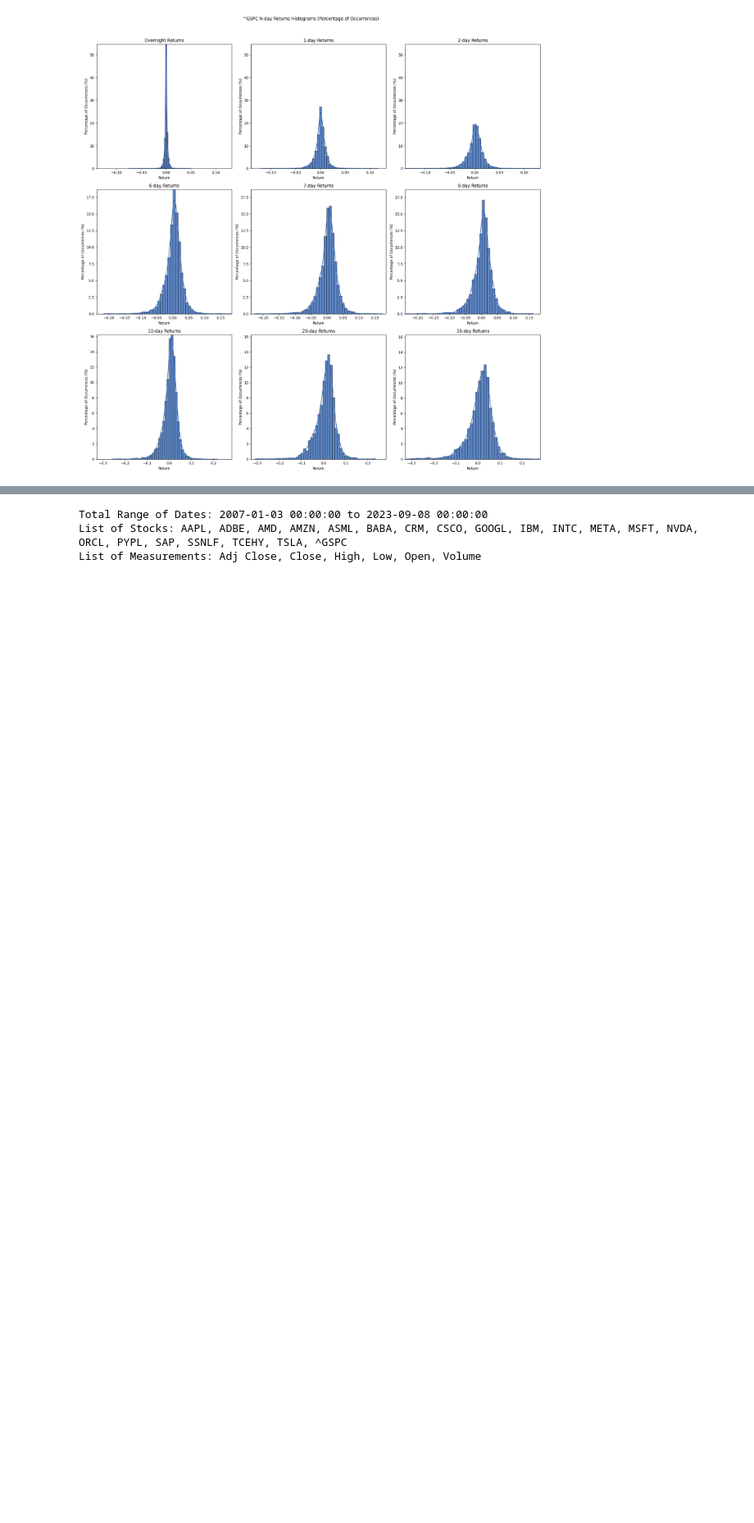
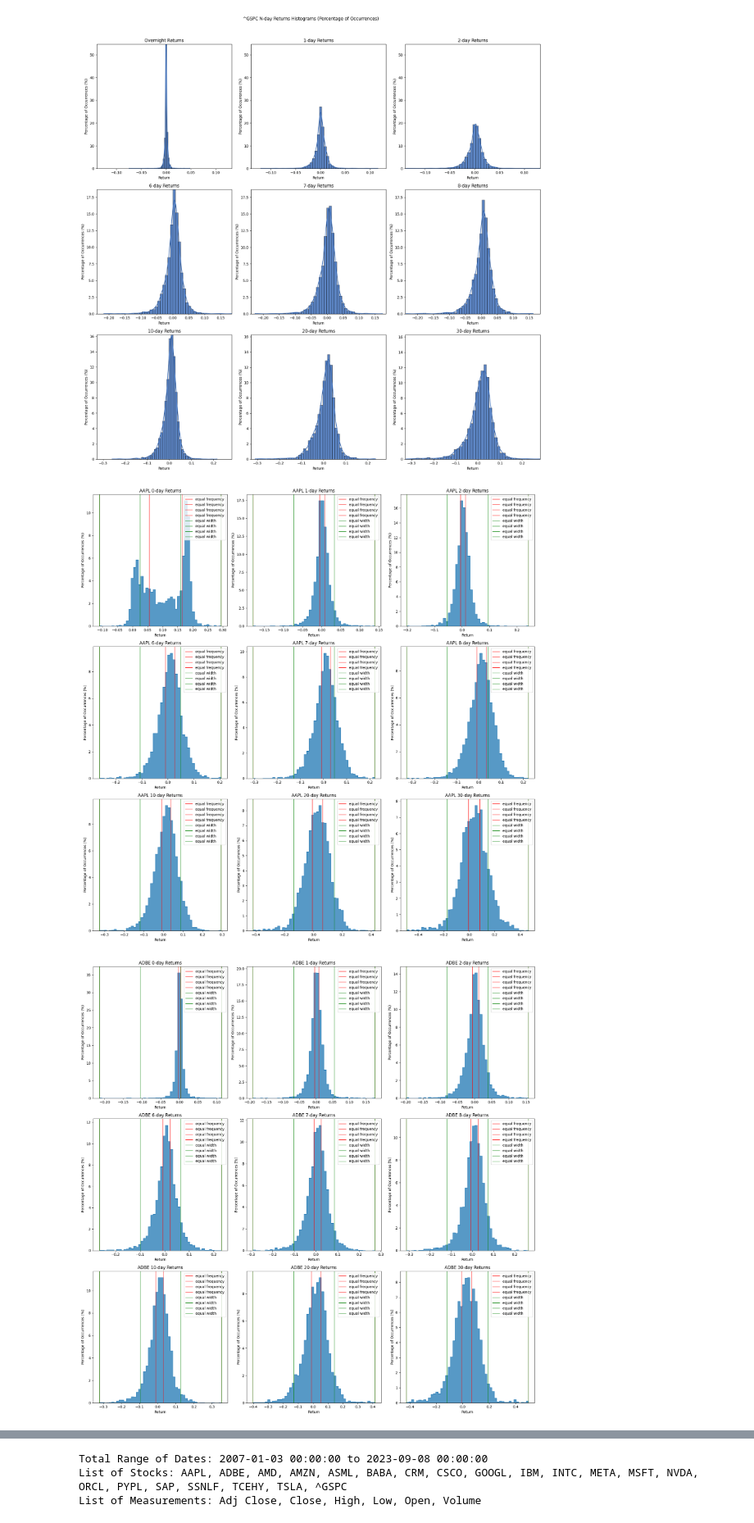
Before and after one commit to ravidcohen1/invest-ai, a Jupyter notebook: notebooks/finance_store_eda.ipynb, the cells around one changed output, grey strips where cells are left out. Shown at 82% size. Cells and saved outputs as stored; diff of their text form; code cells hidden in the pictures; blank space fills up the shorter version.

```diff
--- a/notebooks/finance_store_eda.ipynb
+++ b/notebooks/finance_store_eda.ipynb
@@ -92,3 +92,61 @@ plot_n_day_returns_histograms(df, sample_stocks, sample_n_day_periods)
 [figure]
 [figure]
 [figure]
+# %%
+import pandas as pd
+import numpy as np
+import seaborn as sns
+import matplotlib.pyplot as plt
+
+def plot_n_day_returns_histograms(df: pd.DataFrame, stocks: list, n_day_periods: list, num_bins=3):
+    all_n_day_returns = {}
+    for stock in stocks:
+        n_day_returns = {}
+        for n in n_day_periods:
+            if n == 0:
+                close_prices = df['Adj Close'][stock]
+                open_prices = df['Open'][stock].shift(-1)
+                n_day_returns[n] = (open_prices / close_prices - 1).dropna()
+            else:
+                n_day_returns[n] = df['Adj Close'][stock].pct_change(n).dropna()
+        all_n_day_returns[stock] = n_day_returns
+
+    for stock in stocks:
+        n_day_returns = all_n_day_returns[stock]
+        fig, axes = plt.subplots(3, 3, figsize=(18, 18))
+        axes = axes.flatten()
+        for i, n in enumerate(n_day_periods):
+            returns = n_day_returns[n]
+
+            # Calculate the bin edges for both equal frequency and equal width
+            ef_bin_edges = pd.qcut(returns, q=num_bins, retbins=True, duplicates='drop')[1]
+            ew_bin_edges = np.linspace(returns.min(), returns.max(), num_bins + 1)
+
+            sns.histplot(returns, bins=50, kde=False, element="step", stat="percent", ax=axes[i])
+
+            # Add color based on bin edges
+            for ef_edge in ef_bin_edges:
+                axes[i].axvline(x=ef_edge, color='r', linestyle='-', linewidth=1, label="equal frequency")
+            for ew_edge in ew_bin_edges:
+                axes[i].axvline(x=ew_edge, color='g', linestyle='-', linewidth=1, label="equal width")
+
+            axes[i].set_title(f'{stock} {n}-day Returns')
+            axes[i].set_xlabel('Return')
+            axes[i].set_ylabel('Percentage of Occurrences (%)')
+            axes[i].legend()
+
+        plt.tight_layout()
+        plt.show()
+
+# Sample data loading
+df = pd.read_pickle("../data/finance_store.pkl")
+
+# Sample list of stocks and N-day periods
+sample_stocks = ['AAPL', 'ADBE', 'AMZN', '^GSPC']
+sample_n_day_periods = [0, 1, 2, 6, 7, 8, 10, 20, 30]
+
+# Run the plotting function
+plot_n_day_returns_histograms(df, sample_stocks, sample_n_day_periods)
+# %% [output]
+[figure, added]
+[figure, added]
```
Also changed, not shown: parts of 1 cell of this notebook, 9 other files.
